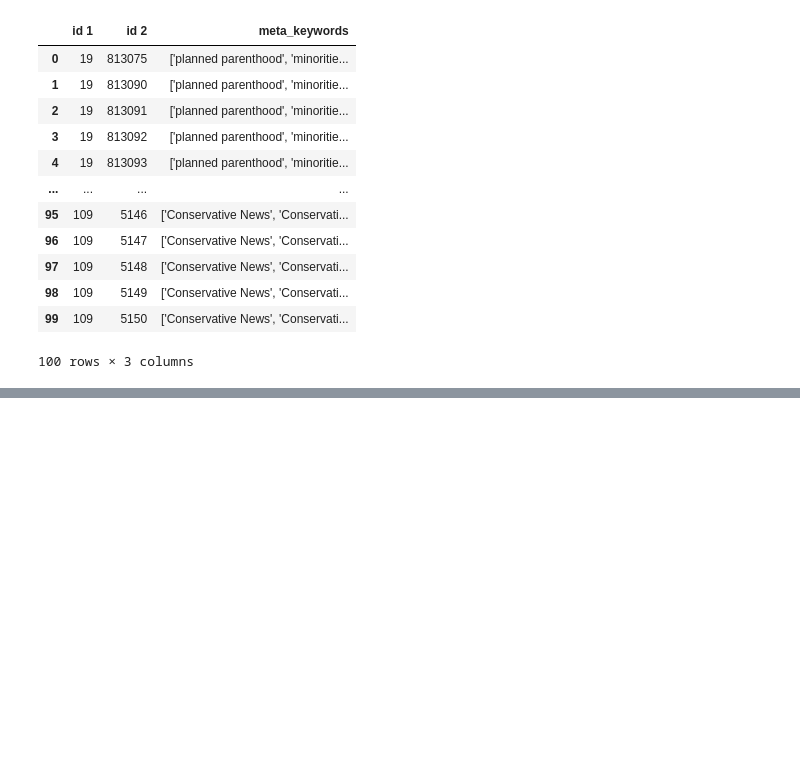
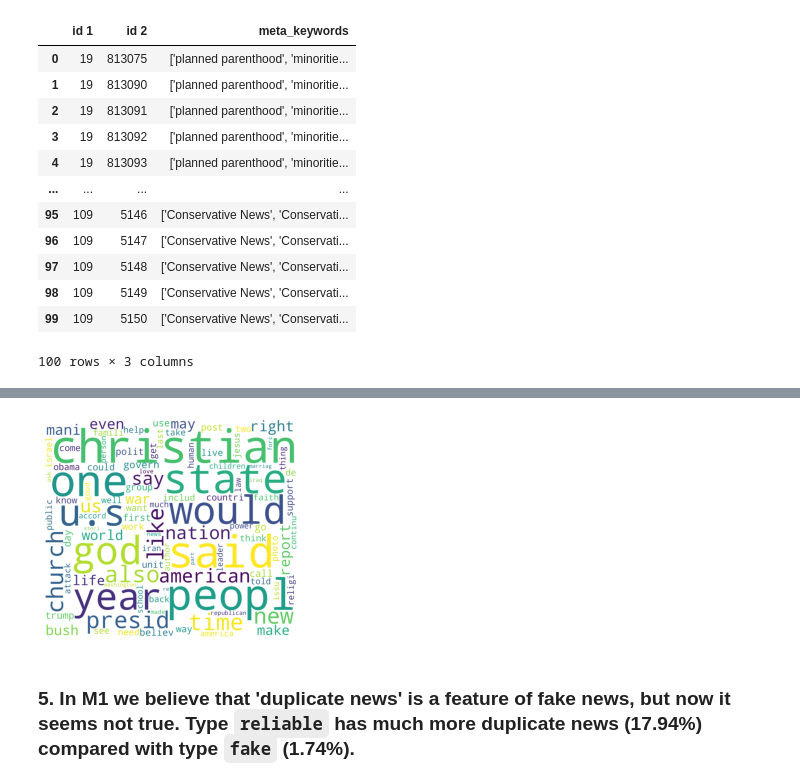
Before and after one commit to Xiiqiing/DS_project, a Jupyter notebook: M2/M2.ipynb, the cells around one changed output, grey strips where cells are left out. Drawn from its saved outputs; the diff is of its cells as text; code cells hidden in the pictures; blank space fills up the shorter version.

```diff
--- a/M2/M2.ipynb
+++ b/M2/M2.ipynb
@@ -434 +453,17 @@ if null_rows!=[]:
+# %%
+con = psycopg2.connect(database='postgres', user='postgres',password='postgres',host="127.0.0.1", port="5432")
+cur = con.cursor()
+cur.execute("SELECT * FROM ts_stat('SELECT to_tsvector(''english'',content) from news where type = ''reliable''') ORDER BY nentry DESC limit 100")
+reliable_freq = pd.DataFrame(cur.fetchall(), columns=['word','occ_num_news','freq'])
+# %%
+reliable_freq_dict = dict(zip(reliable_freq['word'].tolist(), reliable_freq['freq'].tolist()))
+wordcloud = WordCloud(background_color="white",width=2000, height=1720, margin=2).generate_from_frequencies(reliable_freq_dict)
+import matplotlib.pyplot as plt
+plt.imshow(wordcloud)
+plt.axis("off")
+plt.show()
+# %% [output]
+[figure, added]
+# %% [markdown]
+### 5. In M1 we believe that 'duplicate news' is a feature of fake news, but now it seems not true. Type `reliable` has much more duplicate news (17.94%) compared with type `fake` (1.74%).
 # %%
```
Also changed, not shown: parts of 15 cells of this notebook.
